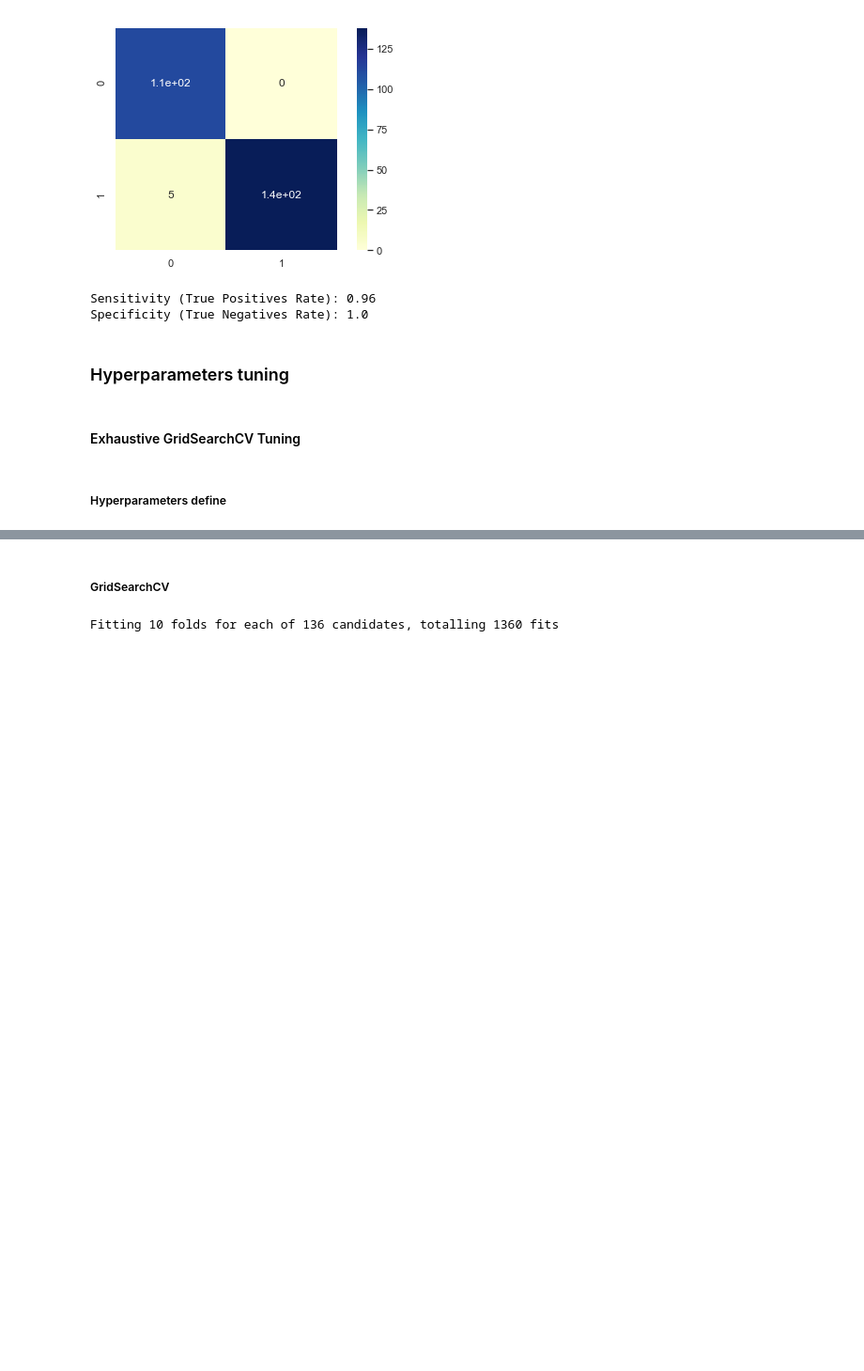
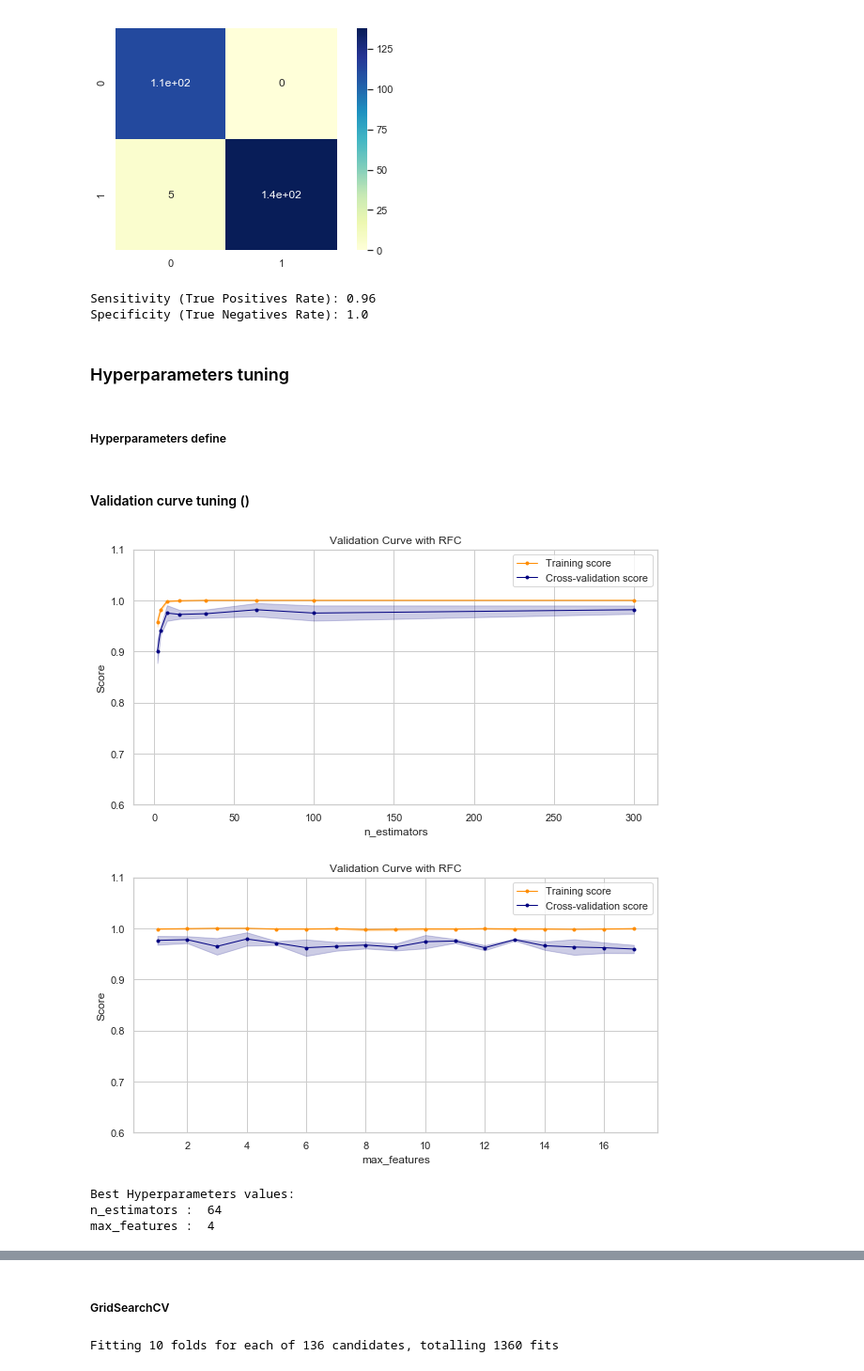
Before and after one commit to alessiogilardi/heart-disease-data-analysis-project, a Jupyter notebook: random_forest_big_dataset_final.ipynb, the cells around one changed output, grey strips where cells are left out. Shown: that part at 94% size. Cells and saved outputs as stored; diff of their text form; code cells hidden in the pictures; blank space fills up the shorter version.

```diff
--- a/random_forest_big_dataset_final.ipynb
+++ b/random_forest_big_dataset_final.ipynb
@@ -313,5 +375,3 @@ Specificity (True Negatives Rate): 1.0
-# %% [markdown]
-#### Exhaustive GridSearchCV Tuning
 # %% [markdown]
 ##### Hyperparameters define
 # %%
@@ -320,3 +380,36 @@ n_estimators = [2, 4, 8, 16, 32, 64, 100, 300]
 
 hyperF = dict(n_estimators=n_estimators,
               max_features=max_features)
+# %% [markdown]
+#### Validation curve tuning ()
+# %%
+# Tuning n_estimators
+best_hyp = dict()
+test_scores_mean = do_validation_curve(RandomForestClassifier(random_state=50), X_train, Y_train, 'n_estimators', n_estimators)
+best_hyp["n_estimators"] = n_estimators[np.argmax(test_scores_mean)]
+
+# Tuning max_features
+test_scores_mean = do_validation_curve(RandomForestClassifier(random_state=50), X_train, Y_train, 'max_features', max_features)
+best_hyp["max_features"] = max_features[np.argmax(test_scores_mean)]
+
+## Tuning min_samples_leaf
+## test_scores_mean = do_validation_curve(RandomForestClassifier(random_state=50), X_train, Y_train, 'min_samples_leaf', min_samples_leaf)
+## print("Best min_samples_leaf:", min_samples_leaf[np.argmax(test_scores_mean)])
+
+## Tuning max_depth
+## test_scores_mean = do_validation_curve(RandomForestClassifier(random_state=50), X_train, Y_train, 'max_depth', max_depth)
+## print("Best max_depth:", max_depth[np.argmax(test_scores_mean)])
+
+## Tuning bootstrap
+## test_scores_mean = do_validation_curve(RandomForestClassifier(random_state=50), X_train, Y_train, 'bootstrap', bootstrap)
+## print("Best bootstrap:", bootstrap[np.argmax(test_scores_mean)])
+
+print("Best Hyperparameters values:")
+for k in best_hyp:
+    print(k, ": ", best_hyp[k])
+# %% [output]
+[figure, added]
+[figure, added]
+Best Hyperparameters values:
+n_estimators :  64
+max_features :  4
```
Also changed, not shown: parts of 7 cells of this notebook.
